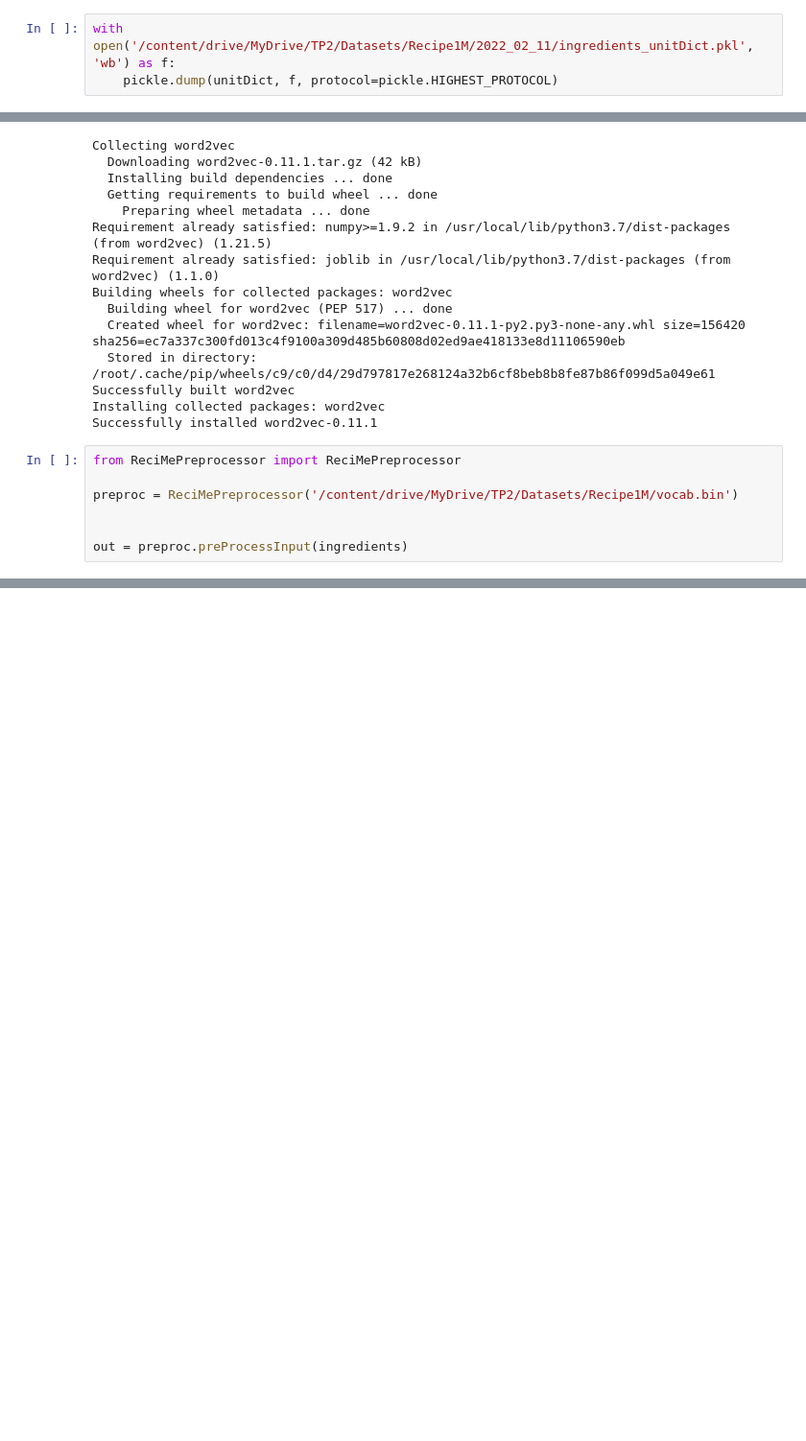
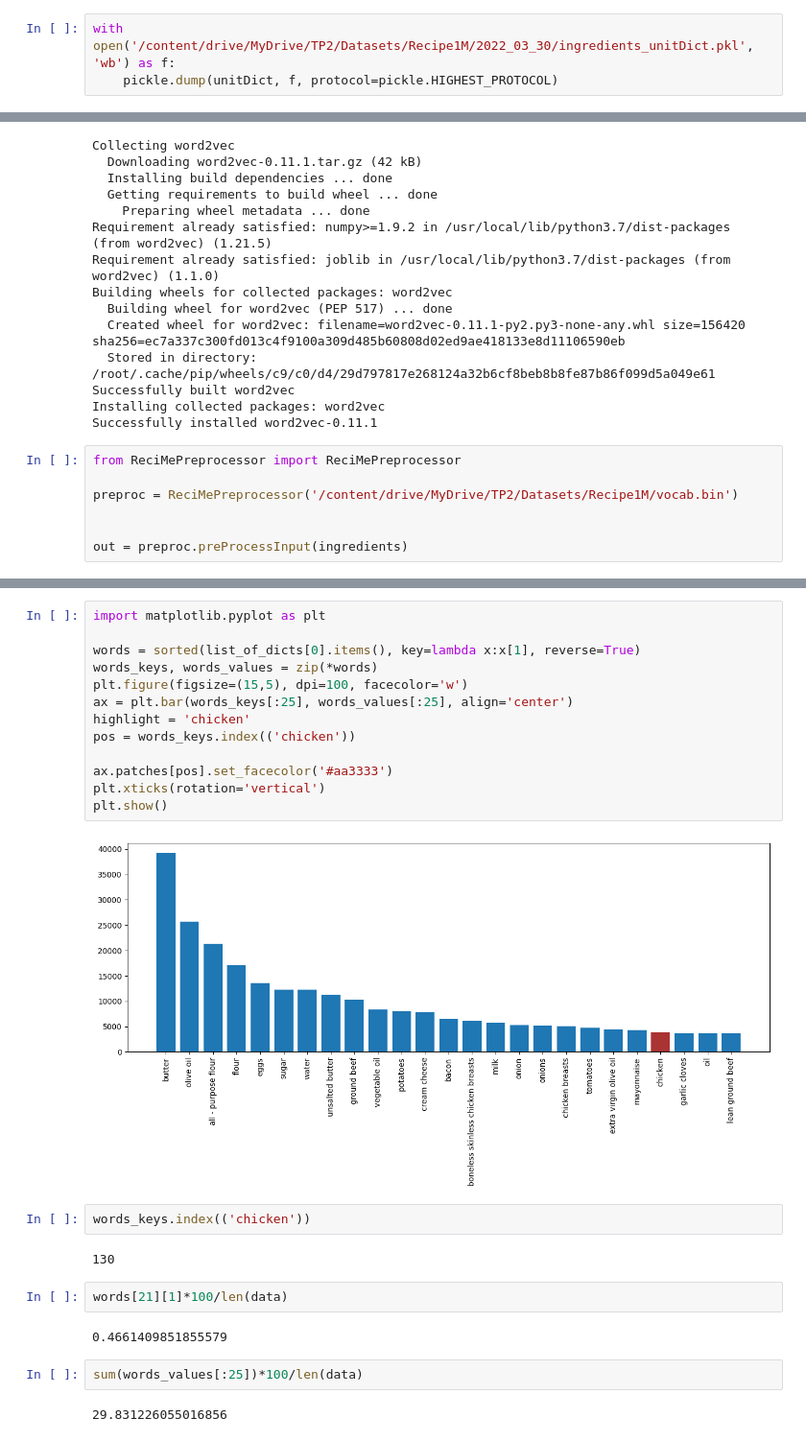
Before and after one commit to mscholl96/mad-recime, a Jupyter notebook: network/CVAE/dataPreparation.ipynb, the cells around one changed output, grey strips where cells are left out. Shown at 96% size. Drawn from its saved outputs; the diff is of its cells as text; blank space fills up the shorter version.

```diff
--- a/network/CVAE/dataPreparation.ipynb
+++ b/network/CVAE/dataPreparation.ipynb
@@ -91,7 +114,7 @@ unitDict
  'tablespoon': 1,
  'teaspoon': 2}
 # %%
-with open('/content/drive/MyDrive/TP2/Datasets/Recipe1M/2022_02_11/ingredients_unitDict.pkl', 'wb') as f:
+with open('/content/drive/MyDrive/TP2/Datasets/Recipe1M/2022_03_30/ingredients_unitDict.pkl', 'wb') as f:
     pickle.dump(unitDict, f, protocol=pickle.HIGHEST_PROTOCOL)
 # %%
 !pip install word2vec
@@ -119,0 +218,27 @@ out = preproc.preProcessInput(ingredients)
+# %%
+import matplotlib.pyplot as plt
+
+words = sorted(list_of_dicts[0].items(), key=lambda x:x[1], reverse=True)
+words_keys, words_values = zip(*words)
+plt.figure(figsize=(15,5), dpi=100, facecolor='w')
+ax = plt.bar(words_keys[:25], words_values[:25], align='center')
+highlight = 'chicken'
+pos = words_keys.index(('chicken'))
+
+ax.patches[pos].set_facecolor('#aa3333')
+plt.xticks(rotation='vertical')
+plt.show()
+# %% [output]
+[figure, added]
+# %%
+words_keys.index(('chicken'))
+# %% [output]
+130
+# %%
+words[21][1]*100/len(data)
+# %% [output]
+0.4661409851855579
+# %%
+sum(words_values[:25])*100/len(data)
+# %% [output]
+29.831226055016856
```
Also changed, not shown: parts of 22 cells of this notebook.
